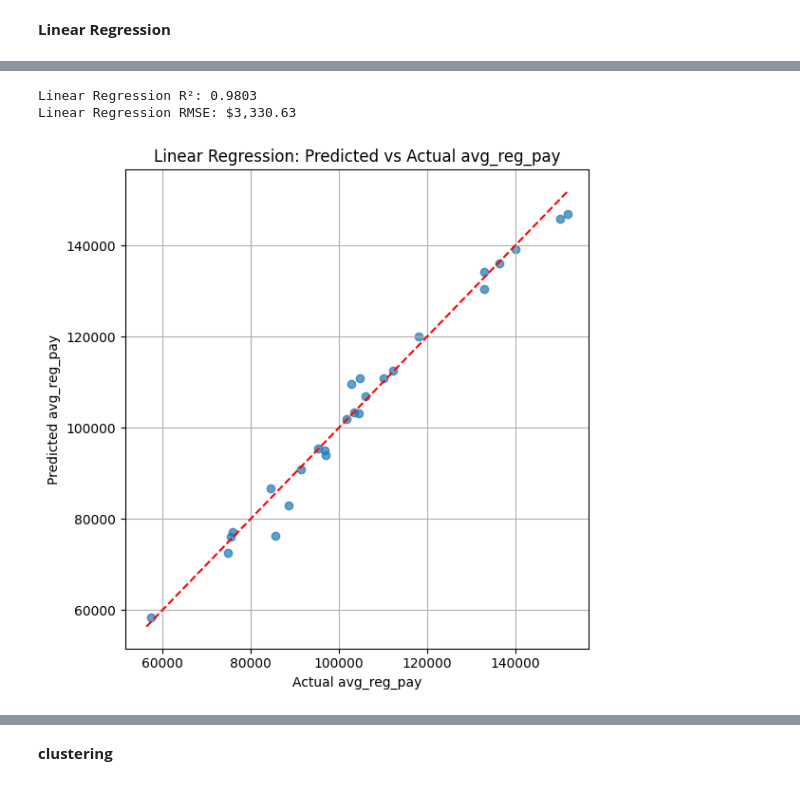
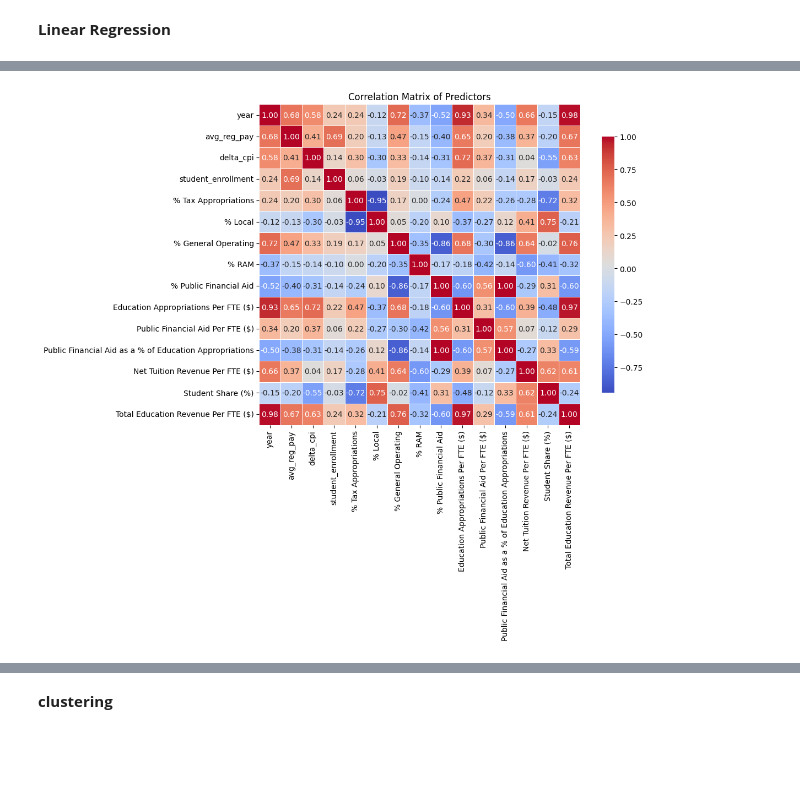
Before and after one commit to nilsberzins/stat-405-final, a Jupyter notebook: EDA405.ipynb, the cells around one changed output, grey strips where cells are left out. Cells and saved outputs as stored; diff of their text form; code cells hidden in the pictures; blank space fills up the shorter version.

```diff
--- a/EDA405.ipynb
+++ b/EDA405.ipynb
@@ -734,37 +556,16 @@ dtype: float64
-# %%
-#linear regression model and transforming delta_cpi
-X = X.copy()  # prevent modifying original
-X['delta_cpi'] = np.log1p(X['delta_cpi'])
-
-y = uc_agg.loc[X.index, 'avg_reg_pay']
-
-X_train, X_test, y_train, y_test = train_test_split(
-    X, y, test_size=0.2, random_state=42
-)
-
-lr_model = LinearRegression()
-lr_model.fit(X_train, y_train)
-
-y_pred = lr_model.predict(X_test)
-
-r2 = r2_score(y_test, y_pred)
-rmse = np.sqrt(mean_squared_error(y_test, y_pred))
-
-print(f"Linear Regression R²: {r2:.4f}")
-print(f"Linear Regression RMSE: ${rmse:,.2f}")
-# %% [output]
-Linear Regression R²: 0.9803
-Linear Regression RMSE: $3,330.63
-# %%
-#plotting actual vs pred
-plt.figure(figsize=(6, 6))
-plt.scatter(y_test, y_pred, alpha=0.7)
-plt.plot([y.min(), y.max()], [y.min(), y.max()], 'r--')  # ideal line
-plt.xlabel("Actual avg_reg_pay")
-plt.ylabel("Predicted avg_reg_pay")
-plt.title("Linear Regression: Predicted vs Actual avg_reg_pay")
-plt.grid(True)
-plt.tight_layout()
-plt.show()
-# %% [output]
-[figure, removed]
+# %%
+#correlation matrix and heatmap to check for multicollinearity
+
+# 1. Subset numeric predictors only (excluding dummies if needed)
+numeric_cols = uc_agg.select_dtypes(include=["float64", "int64"]).columns
+corr_matrix = uc_agg[numeric_cols].corr()
+
+# 2. Plot heatmap
+plt.figure(figsize=(12, 10))
+sns.heatmap(corr_matrix, annot=True, fmt=".2f", cmap="coolwarm", square=True,
+            cbar_kws={"shrink": 0.8}, linewidths=0.5)
+plt.title("Correlation Matrix of Predictors")
+plt.tight_layout()
+plt.show()
+# %% [output]
+[figure, added]
```
Also changed, not shown: parts of 17 cells of this notebook.
